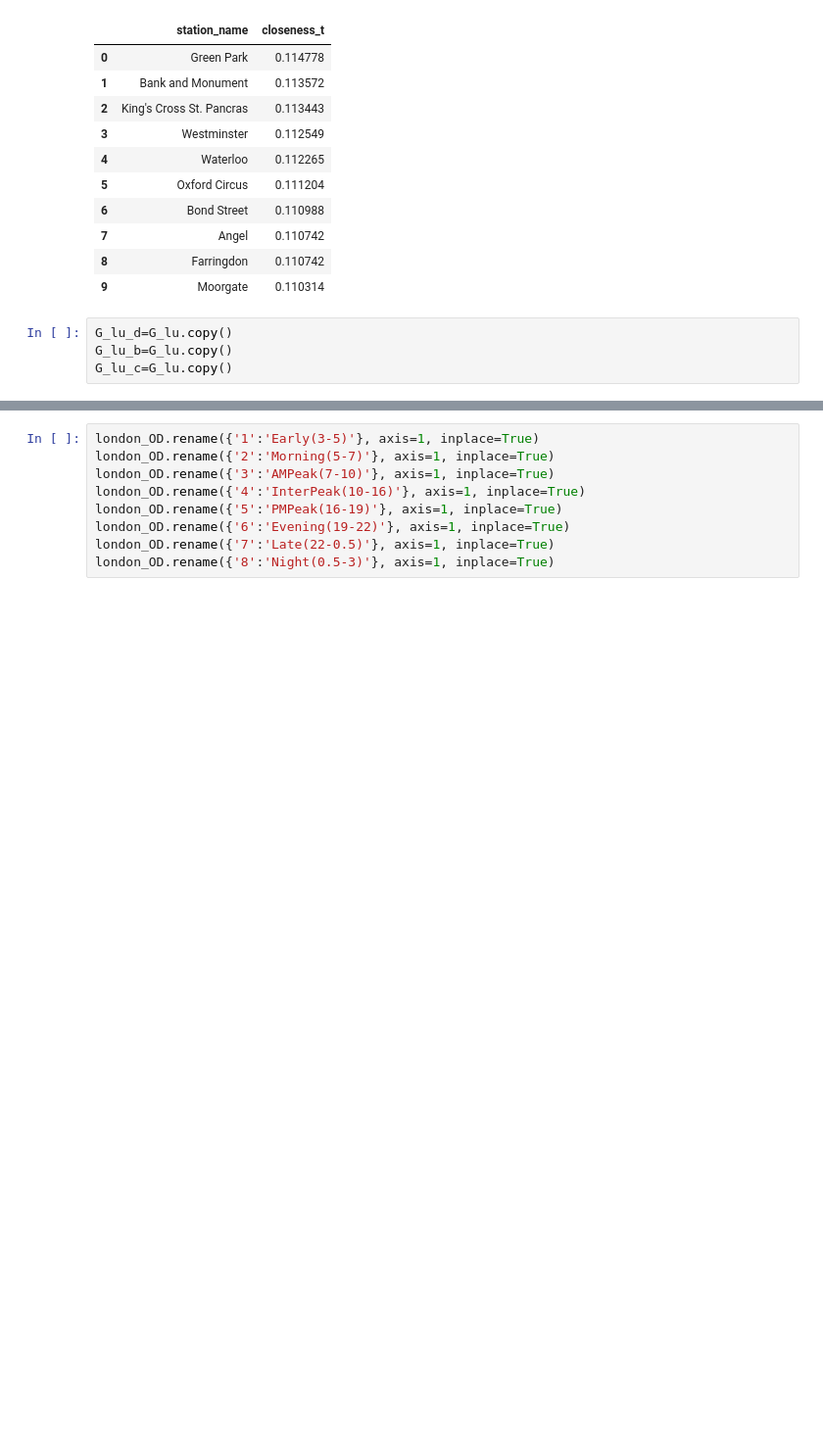
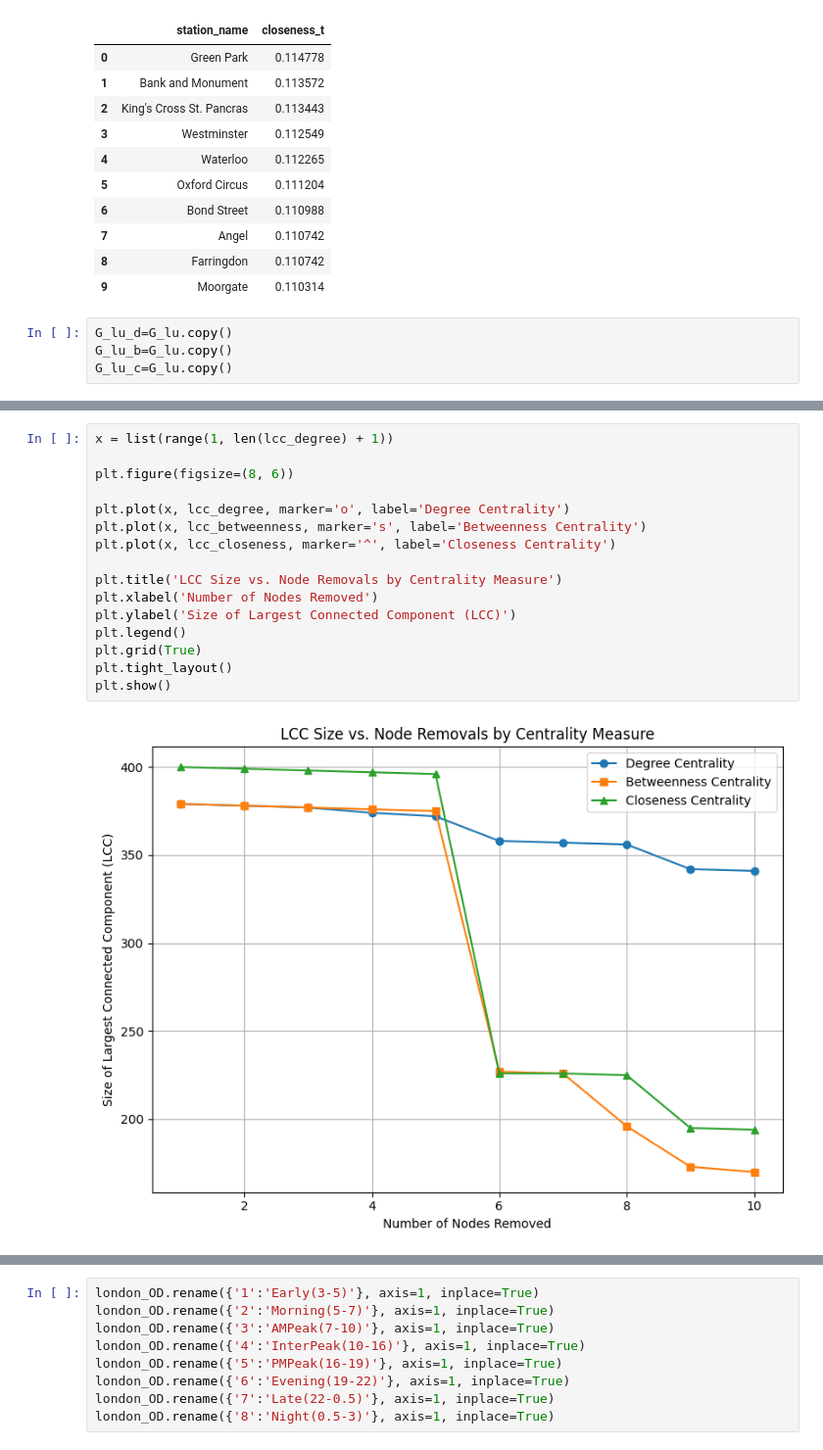
Before and after one commit to wbwhaha/UrbanSimulation_Assignment, a Jupyter notebook: Code/London’s underground resilience.ipynb, the cells around one changed output, grey strips where cells are left out. Shown at 98% size. Saved outputs shown, nothing was run; the diff lists cells and outputs as text; blank space fills up the shorter version.

```diff
--- a/Code/London’s underground resilience.ipynb
+++ b/Code/London’s underground resilience.ipynb
@@ -222,3 +228,21 @@ $$ C_C(v) = \frac{1}{\sum_{u} d(v, u)} $$
+# %%
+x = list(range(1, len(lcc_degree) + 1))
+
+plt.figure(figsize=(8, 6))
+
+plt.plot(x, lcc_degree, marker='o', label='Degree Centrality')
+plt.plot(x, lcc_betweenness, marker='s', label='Betweenness Centrality')
+plt.plot(x, lcc_closeness, marker='^', label='Closeness Centrality')
+
+plt.title('LCC Size vs. Node Removals by Centrality Measure')
+plt.xlabel('Number of Nodes Removed')
+plt.ylabel('Size of Largest Connected Component (LCC)')
+plt.legend()
+plt.grid(True)
+plt.tight_layout()
+plt.show()
+# %% [output]
+[figure, added]
 # %%
 # tlf provides passenger flow data for each network separately
 # create a list of all the different files we need
```
Also changed, not shown: parts of 14 cells of this notebook, 5 other files.
